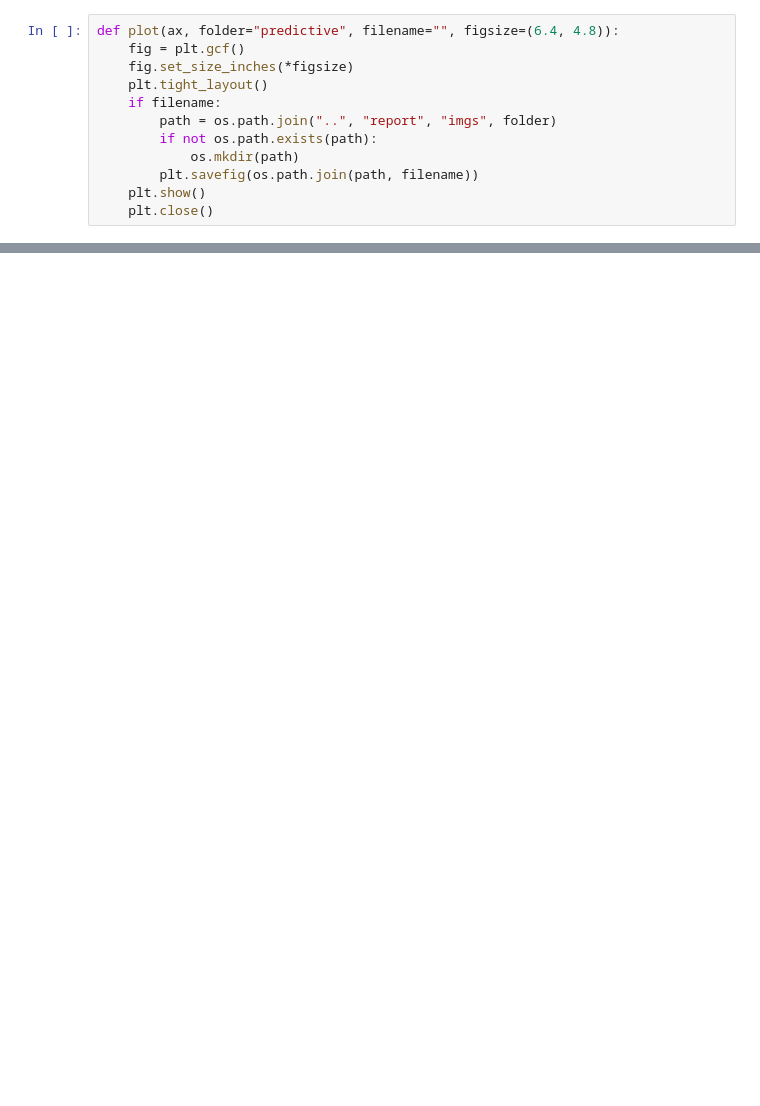
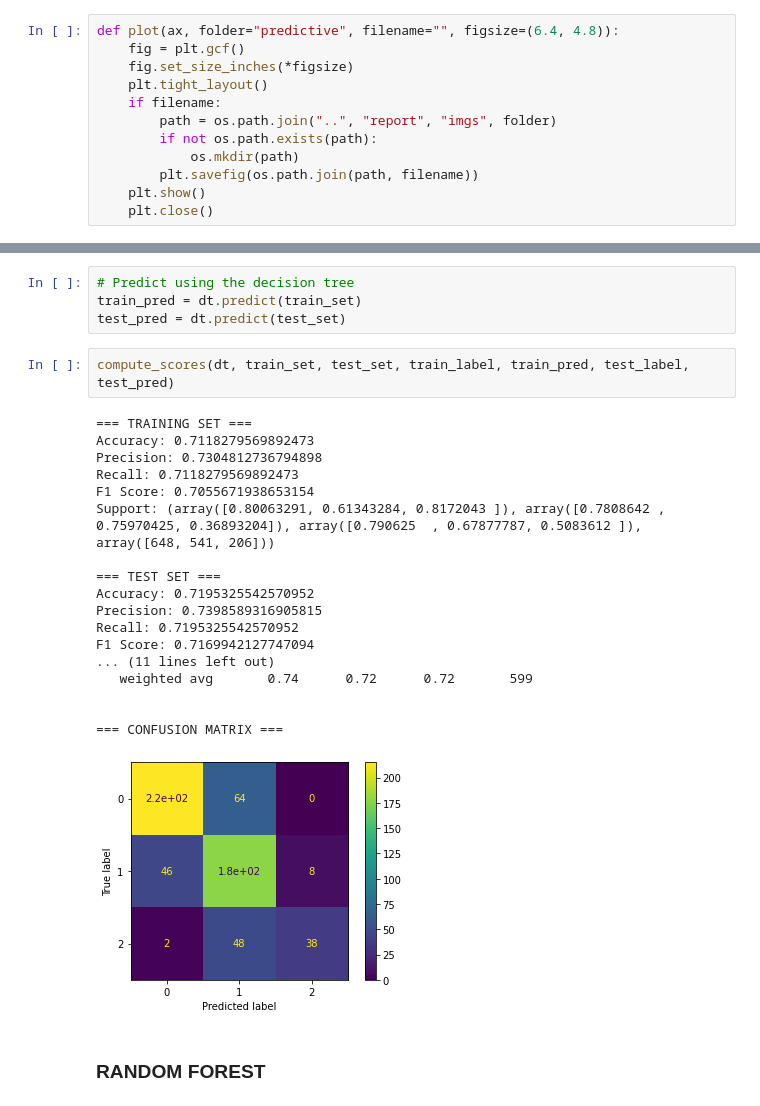
Before and after one commit to CoffeeStraw/Store-Customers-Analysis, a Jupyter notebook: project/predictive_analysis_2.ipynb, the cells around one changed output, grey strips where cells are left out. Cells and saved outputs as stored; diff of their text form; blank space fills up the shorter version.

Commit message:
More work in Predictive analysis

```diff
--- a/project/predictive_analysis_2.ipynb
+++ b/project/predictive_analysis_2.ipynb
@@ -121,0 +145,27 @@ plt.scatter(test_set.iloc[:, 4].values, test_set.iloc[:, 2].values, c=test_pred_
+# %%
+# Predict using the decision tree
+train_pred = dt.predict(train_set)
+test_pred = dt.predict(test_set)
+# %%
+compute_scores(dt, train_set, test_set, train_label, train_pred, test_label, test_pred)
+# %% [output]
+=== TRAINING SET ===
+Accuracy: 0.7118279569892473
+Precision: 0.7304812736794898
+Recall: 0.7118279569892473
+F1 Score: 0.7055671938653154
+Support: (array([0.80063291, 0.61343284, 0.8172043 ]), array([0.7808642 , 0.75970425, 0.36893204]), array([0.790625  , 0.67877787, 0.5083612 ]), array([648, 541, 206]))
+
+=== TEST SET ===
+Accuracy: 0.7195325542570952
+Precision: 0.7398589316905815
+Recall: 0.7195325542570952
+F1 Score: 0.7169942127747094
+... (11 lines left out)
+   weighted avg       0.74      0.72      0.72       599
+
+
+=== CONFUSION MATRIX ===
+[figure, added]
+# %% [markdown]
+### RANDOM FOREST
```
Also changed, not shown: parts of 44 cells of this notebook, 2 other files.
